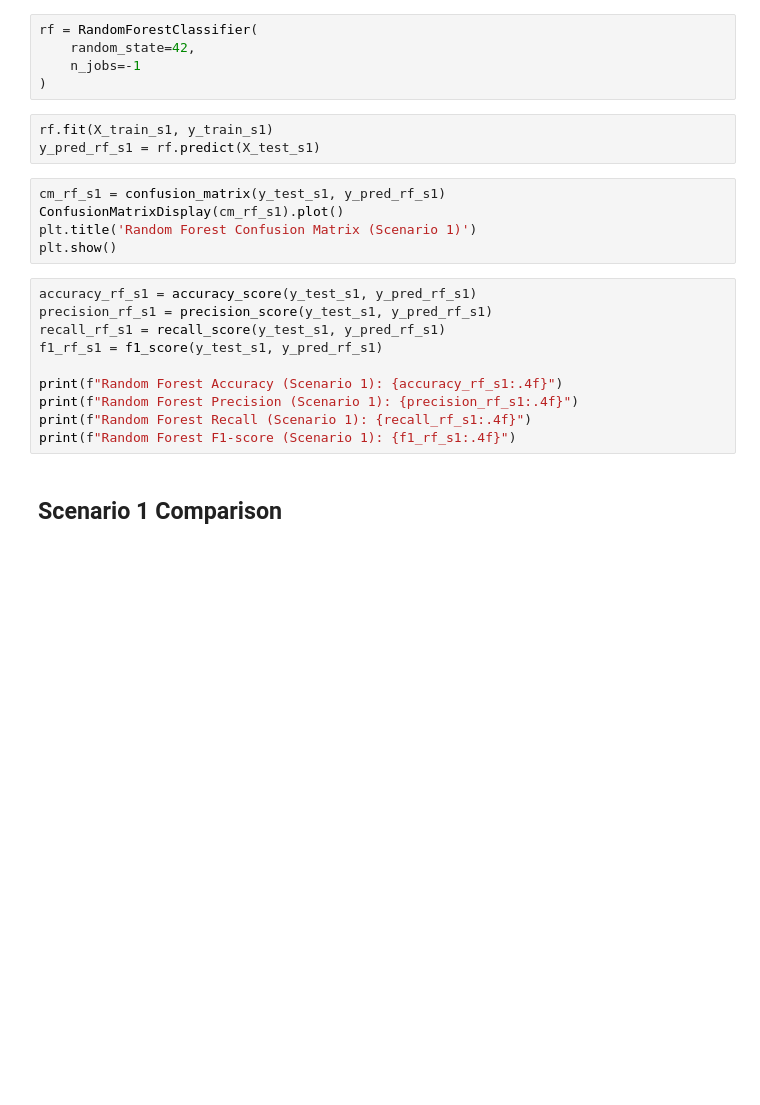
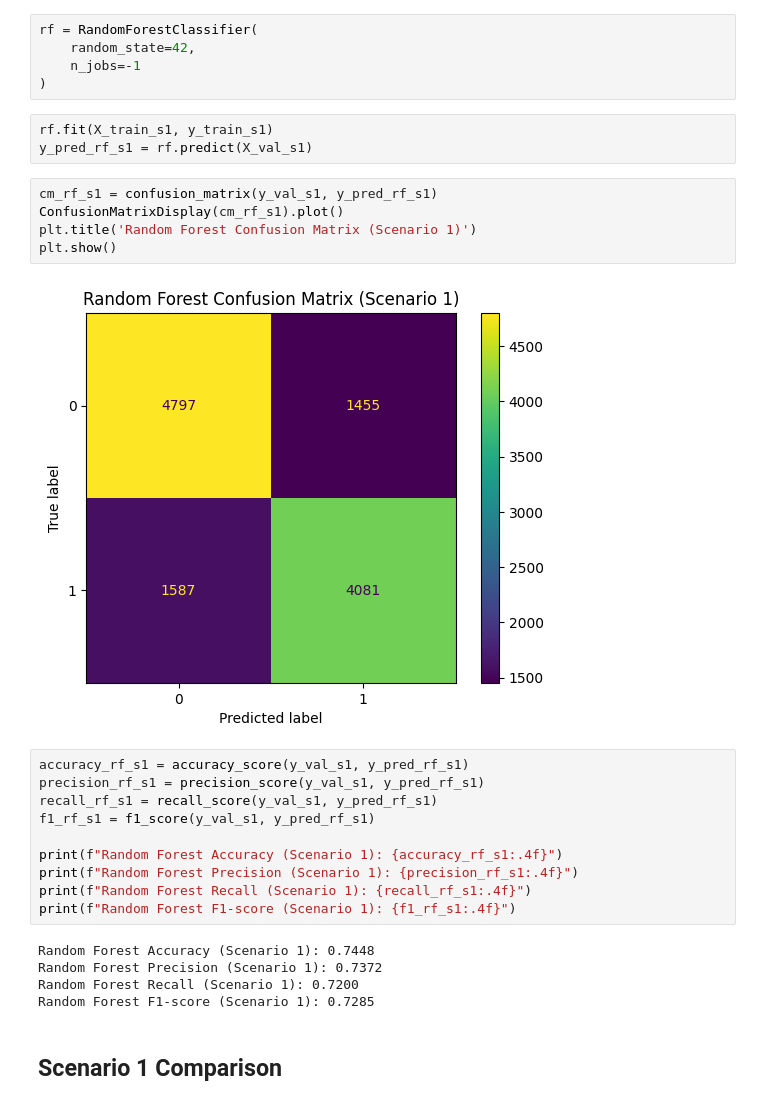
Before and after one commit to hisyamssyr/FP-Machine-Learning, a Jupyter notebook: employee_atrition_prediction.ipynb, the cells around one changed output. Saved outputs shown, nothing was run; the diff lists cells and outputs as text; blank space fills up the shorter version.

```diff
--- a/employee_atrition_prediction.ipynb
+++ b/employee_atrition_prediction.ipynb
@@ -690,22 +702,29 @@ rf = RandomForestClassifier(
 )
 # %%
 rf.fit(X_train_s1, y_train_s1)
-y_pred_rf_s1 = rf.predict(X_test_s1)
+y_pred_rf_s1 = rf.predict(X_val_s1)
 # %%
-cm_rf_s1 = confusion_matrix(y_test_s1, y_pred_rf_s1)
+cm_rf_s1 = confusion_matrix(y_val_s1, y_pred_rf_s1)
 ConfusionMatrixDisplay(cm_rf_s1).plot()
 plt.title('Random Forest Confusion Matrix (Scenario 1)')
 plt.show()
+# %% [output]
+[figure, added]
 # %%
-accuracy_rf_s1 = accuracy_score(y_test_s1, y_pred_rf_s1)
-precision_rf_s1 = precision_score(y_test_s1, y_pred_rf_s1)
-recall_rf_s1 = recall_score(y_test_s1, y_pred_rf_s1)
-f1_rf_s1 = f1_score(y_test_s1, y_pred_rf_s1)
+accuracy_rf_s1 = accuracy_score(y_val_s1, y_pred_rf_s1)
+precision_rf_s1 = precision_score(y_val_s1, y_pred_rf_s1)
+recall_rf_s1 = recall_score(y_val_s1, y_pred_rf_s1)
+f1_rf_s1 = f1_score(y_val_s1, y_pred_rf_s1)
 
 print(f"Random Forest Accuracy (Scenario 1): {accuracy_rf_s1:.4f}")
 print(f"Random Forest Precision (Scenario 1): {precision_rf_s1:.4f}")
 print(f"Random Forest Recall (Scenario 1): {recall_rf_s1:.4f}")
 print(f"Random Forest F1-score (Scenario 1): {f1_rf_s1:.4f}")
+# %% [output]
+Random Forest Accuracy (Scenario 1): 0.7448
+Random Forest Precision (Scenario 1): 0.7372
+Random Forest Recall (Scenario 1): 0.7200
+Random Forest F1-score (Scenario 1): 0.7285
 # %% [markdown]
 ## Scenario 1 Comparison
 # %%
```
Also changed, not shown: parts of 45 cells of this notebook.
